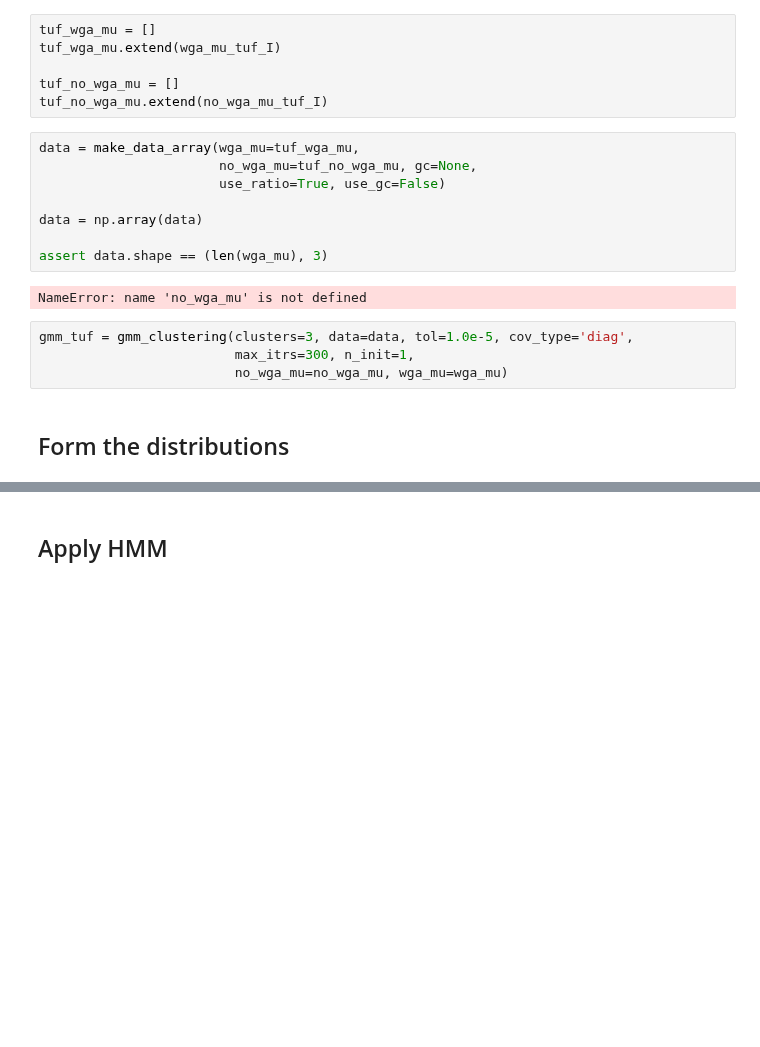
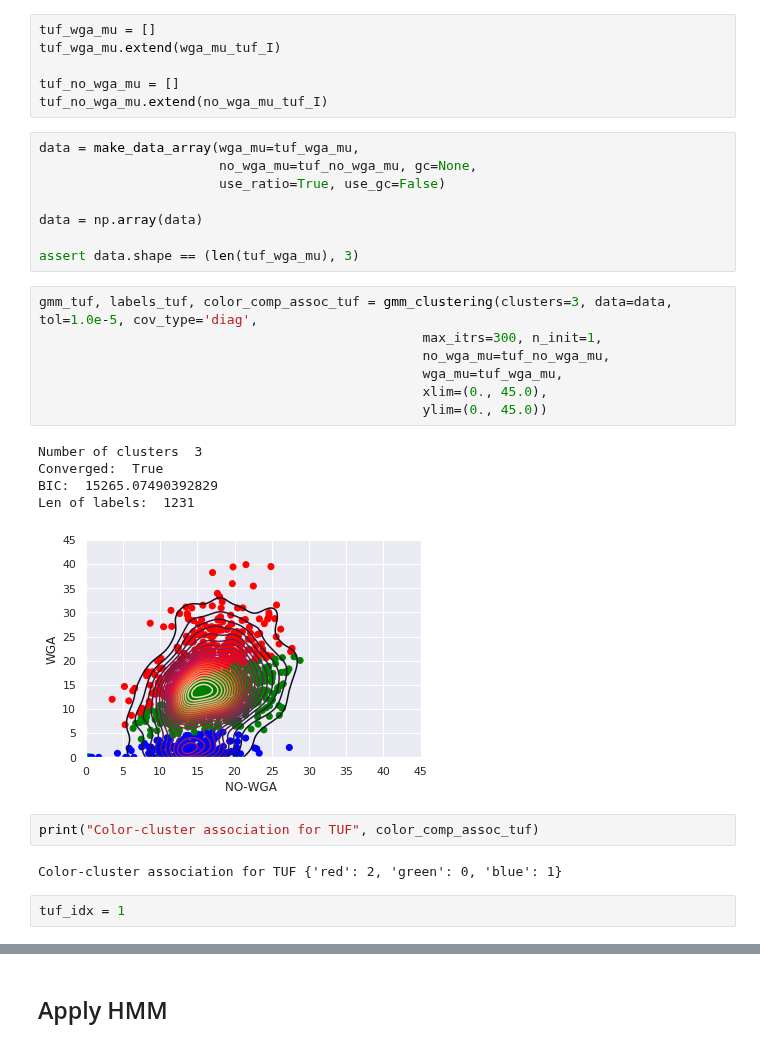
Before and after one commit to pockerman/hidden_markov_modeling, a Jupyter notebook: stories/story_15.ipynb, the cells around one changed output, grey strips where cells are left out. Drawn from its saved outputs; the diff is of its cells as text; blank space fills up the shorter version.

```diff
--- a/stories/story_15.ipynb
+++ b/stories/story_15.ipynb
@@ -203,12 +273,23 @@ data = make_data_array(wga_mu=tuf_wga_mu,
 
 data = np.array(data)
 
-assert data.shape == (len(wga_mu), 3)
+assert data.shape == (len(tuf_wga_mu), 3)
-# %% [output]
-NameError: name 'no_wga_mu' is not defined
 # %%
-gmm_tuf = gmm_clustering(clusters=3, data=data, tol=1.0e-5, cov_type='diag',
-                         max_itrs=300, n_init=1,
-                         no_wga_mu=no_wga_mu, wga_mu=wga_mu)
+gmm_tuf, labels_tuf, color_comp_assoc_tuf = gmm_clustering(clusters=3, data=data, tol=1.0e-5, cov_type='diag',
+                                                 max_itrs=300, n_init=1,
+                                                 no_wga_mu=tuf_no_wga_mu,
+                                                 wga_mu=tuf_wga_mu,
+                                                 xlim=(0., 45.0),
+                                                 ylim=(0., 45.0))
+# %% [output]
+Number of clusters  3
+Converged:  True
+BIC:  15265.07490392829
+Len of labels:  1231
+[figure, added]
-# %% [markdown]
-## Form the distributions
+# %%
+print("Color-cluster association for TUF", color_comp_assoc_tuf)
+# %% [output]
+Color-cluster association for TUF {'red': 2, 'green': 0, 'blue': 1}
+# %%
+tuf_idx = 1
```
Also changed, not shown: parts of 45 cells of this notebook.
